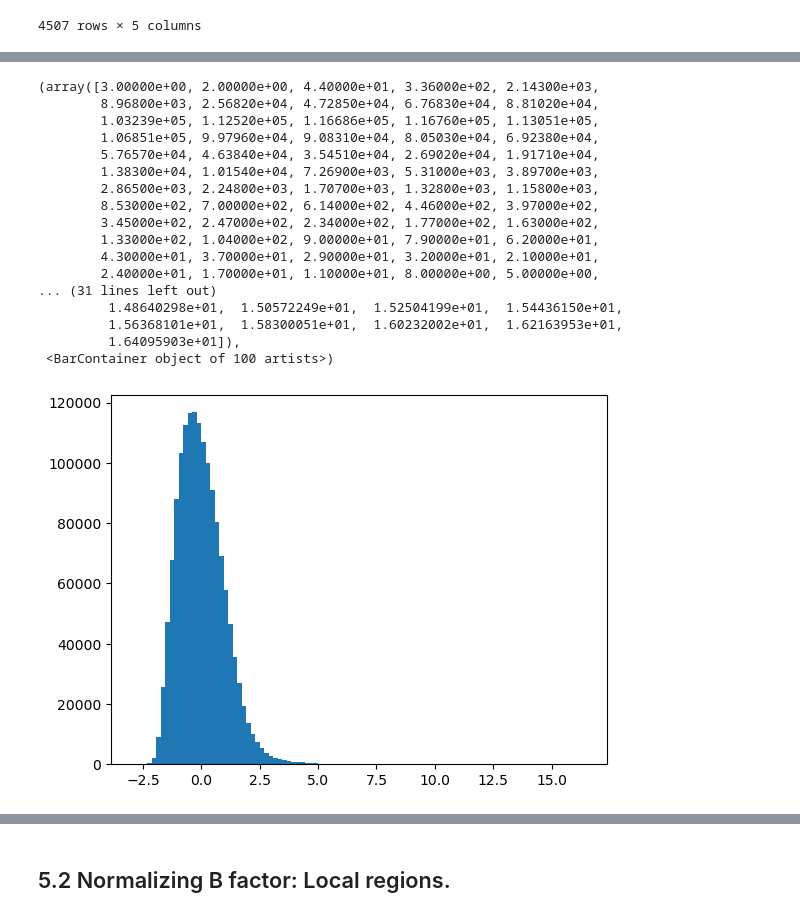
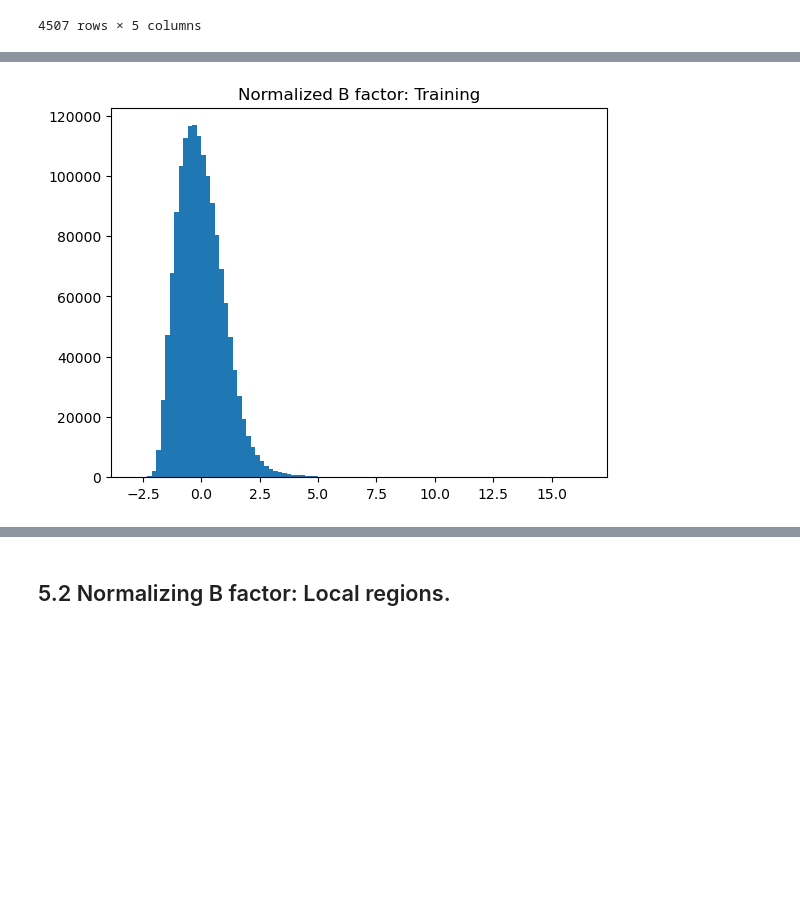
Before and after one commit to Wankowicz-Lab/water_knowledge, a Jupyter notebook: water_data_analysis/5_normalized_Bfactor.ipynb, the cells around one changed output, grey strips where cells are left out. Saved outputs shown, nothing was run; the diff lists cells and outputs as text; code cells hidden in the pictures; blank space fills up the shorter version.

```diff
--- a/water_data_analysis/5_normalized_Bfactor.ipynb
+++ b/water_data_analysis/5_normalized_Bfactor.ipynb
@@ -265,26 +273,11 @@ for df in [df_wat_train, df_wat_test]:
 # %%
 # Normalized B-factors of all PDB. Training.
 flat = [a for structure in df_wat_train.norm_b_fac.values for a in structure]
 plt.hist(flat, bins=100)
+plt.title('Normalized B factor: Training')
+plt.savefig('figures/5_normB_All_hist_train.png', dpi=200)
 # %% [output]
-(array([3.00000e+00, 2.00000e+00, 4.40000e+01, 3.36000e+02, 2.14300e+03,
-        8.96800e+03, 2.56820e+04, 4.72850e+04, 6.76830e+04, 8.81020e+04,
-        1.03239e+05, 1.12520e+05, 1.16686e+05, 1.16760e+05, 1.13051e+05,
-        1.06851e+05, 9.97960e+04, 9.08310e+04, 8.05030e+04, 6.92380e+04,
-        5.76570e+04, 4.63840e+04, 3.54510e+04, 2.69020e+04, 1.91710e+04,
-        1.38300e+04, 1.01540e+04, 7.26900e+03, 5.31000e+03, 3.89700e+03,
-        2.86500e+03, 2.24800e+03, 1.70700e+03, 1.32800e+03, 1.15800e+03,
-        8.53000e+02, 7.00000e+02, 6.14000e+02, 4.46000e+02, 3.97000e+02,
-        3.45000e+02, 2.47000e+02, 2.34000e+02, 1.77000e+02, 1.63000e+02,
-        1.33000e+02, 1.04000e+02, 9.00000e+01, 7.90000e+01, 6.20000e+01,
-        4.30000e+01, 3.70000e+01, 2.90000e+01, 3.20000e+01, 2.10000e+01,
-        2.40000e+01, 1.70000e+01, 1.10000e+01, 8.00000e+00, 5.00000e+00,
-... (31 lines left out)
-         1.48640298e+01,  1.50572249e+01,  1.52504199e+01,  1.54436150e+01,
-         1.56368101e+01,  1.58300051e+01,  1.60232002e+01,  1.62163953e+01,
-         1.64095903e+01]),
- <BarContainer object of 100 artists>)
-[figure, old version]
+[figure, new version]
 # %%
 # Normalized B-factors of all PDB. Test.
 flat = [a for structure in df_wat_test.norm_b_fac.values for a in structure]
```
Also changed, not shown: parts of 14 cells of this notebook, 1 other file.
